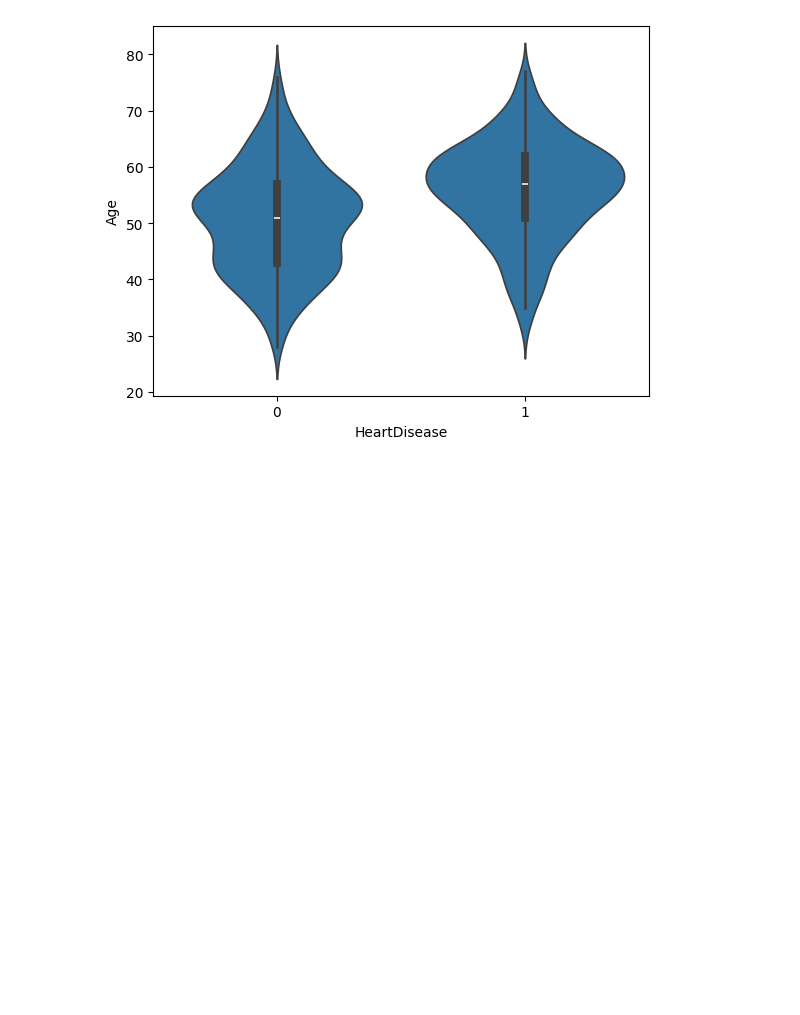
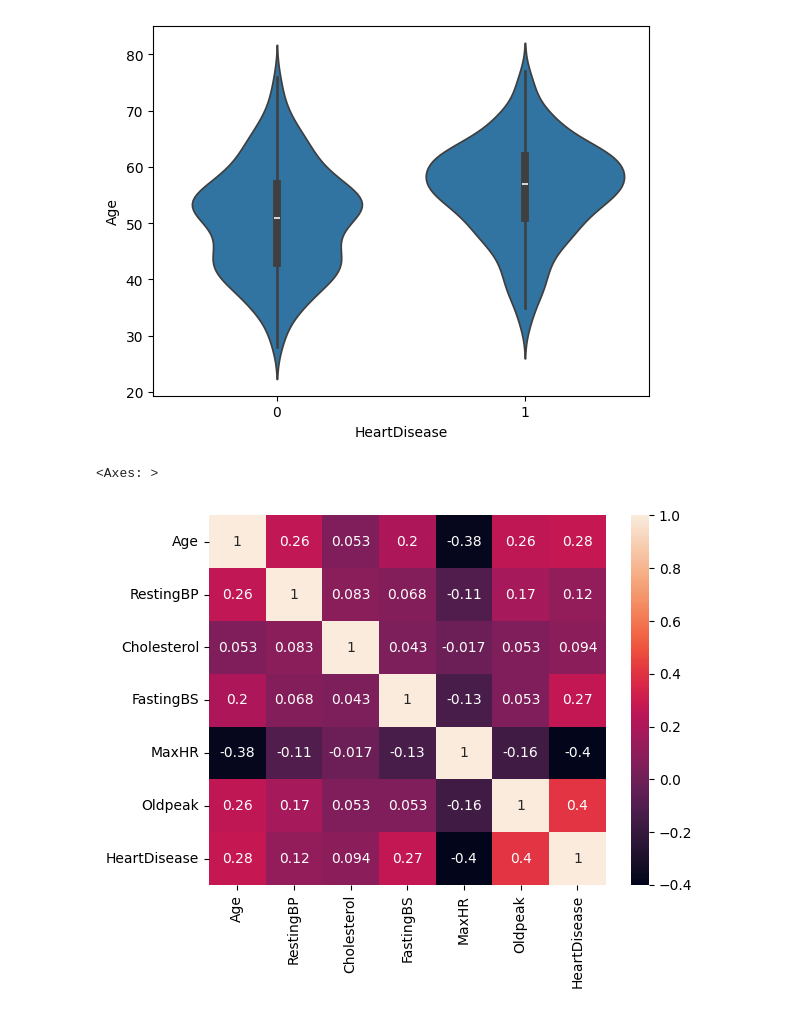
Before and after one commit to akkiyolo/ml_majors, a Jupyter notebook: heart_dataset/model.ipynb, the cells around one changed output. Saved outputs shown, nothing was run; the diff lists cells and outputs as text; code cells hidden in the pictures; blank space fills up the shorter version.

Commit message:
heatmap for correlation

```diff
--- a/heart_dataset/model.ipynb
+++ b/heart_dataset/model.ipynb
@@ -163,3 +163,8 @@ sns.violinplot(x='HeartDisease', y='Age', data=df)
 # %% [output]
 <Axes: xlabel='HeartDisease', ylabel='Age'>
 [figure]
+# %%
+sns.heatmap(df.corr(numeric_only=True), annot=True)
+# %% [output]
+<Axes: >
+[figure, added]
```
